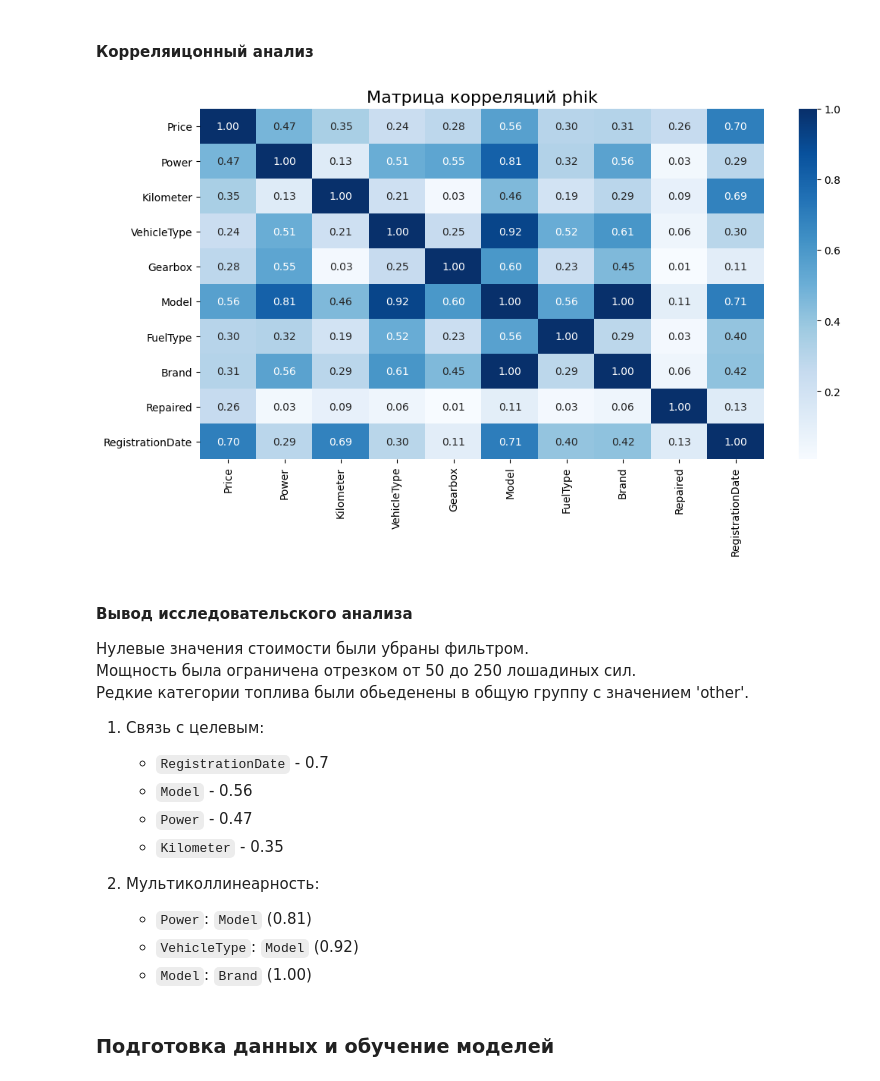
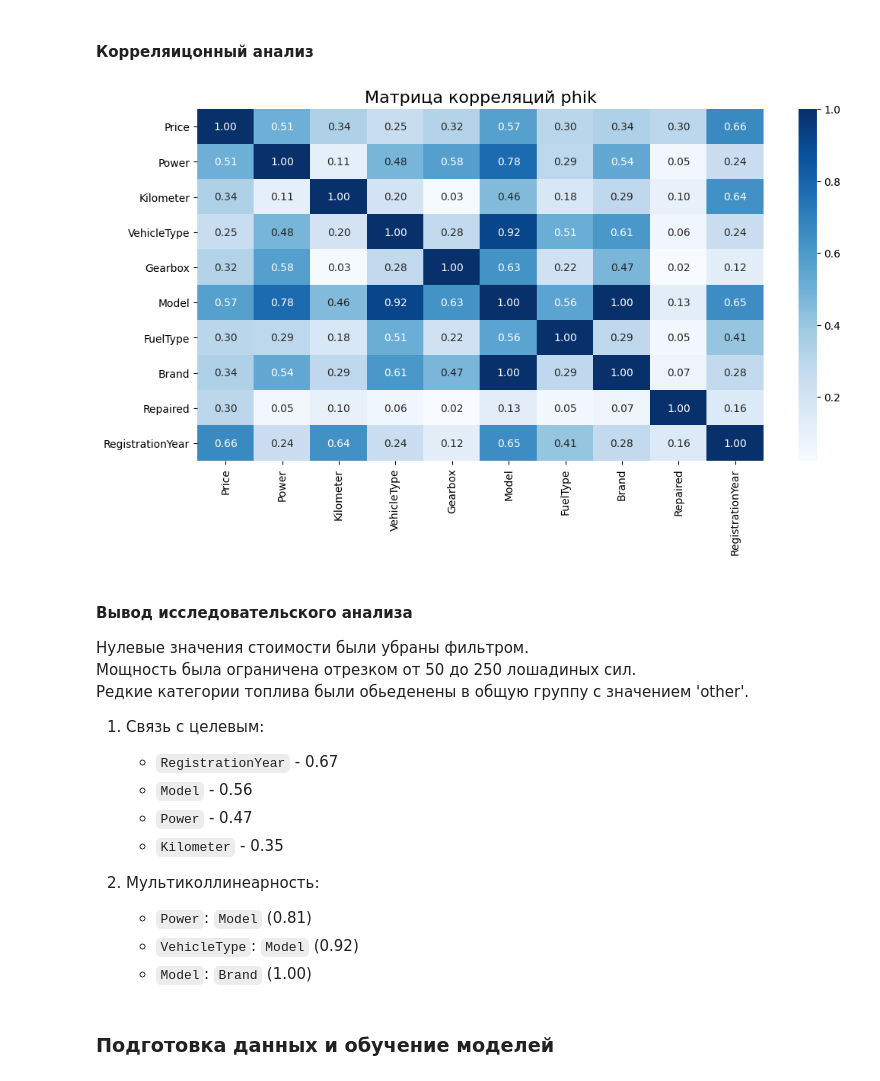
Before and after one commit to serguntsov/cost_of_car, a Jupyter notebook: market_value_car.ipynb, the cells around one changed output. Cells and saved outputs as stored; diff of their text form; code cells hidden in the pictures.

```diff
--- a/market_value_car.ipynb
+++ b/market_value_car.ipynb
@@ -249 +273,4 @@ print(f'Количество удаленных данных: {round(100 - data_
+# %%
+data_auto['VehicleType'] = (data_auto.groupby(['Brand', 'Model'])['VehicleType']
+                            .transform(lambda x: x.fillna(x.mode()[0])))
 # %% [markdown]
@@ -329,5 +356,5 @@ plt.show()
 # %% [markdown]
 #### Удаление выбросов и аномалий
 # %%
-data_auto.query('Price > 400', inplace=True)
+data_auto.query('Price > 100', inplace=True)
 # %% [markdown]
@@ -335,3 +362,3 @@ data_auto.query('Price > 400', inplace=True)
 # %%
-data_auto.query('Power < 250 and Power > 50', inplace=True)
+data_auto.query('Power < 500 and Power > 50', inplace=True)
 # %% [markdown]
@@ -344,6 +371,8 @@ data_auto['FuelType'] = np.where(
 )
 # %% [markdown]
 Чтобы не удалять редкие категории, они были обьеденены в значение 'other'.
+# %%
+data_auto.reset_index(drop=True, inplace=True)
 # %%
 plt_distribution(data_auto)
 plt.suptitle('Распределение признаков после обработки', y=0.9, fontsize=20)
@@ -354,21 +383,21 @@ plt.show()
 # %% [markdown]
 #### Корреляицонный анализ
 # %%
-corr_lst = ['Price', 'Power', 'Kilometer', 'VehicleType', 'Gearbox', 'Model', 'FuelType', 'Brand', 'Repaired', 'RegistrationDate']
+corr_lst = ['Price', 'Power', 'Kilometer', 'VehicleType', 'Gearbox', 'Model', 'FuelType', 'Brand', 'Repaired', 'RegistrationYear']
 
 plt.figure(figsize=(12, 6))
 
 sns.heatmap(
         data_auto[corr_lst].phik_matrix(interval_cols=['Price', 'Power']),
         annot=True,
         fmt='.2f',
         cmap='Blues'
 )
 
 plt.title('Матрица корреляций phik', fontsize=16)
 plt.show()
 # %% [output]
-[figure, old version]
+[figure, new version]
 # %% [markdown]
 #### Вывод исследовательского анализа
 
@@ -377,7 +406,7 @@ plt.show()
 Редкие категории топлива были обьеденены в общую группу с значением 'other'.
 
 1. Связь с целевым:
-    - `RegistrationDate` - 0.7
+    - `RegistrationYear` - 0.67
     - `Model` - 0.56
     - `Power` - 0.47
     - `Kilometer` - 0.35
```
Also changed, not shown: parts of 38 cells of this notebook, 4 other files.
